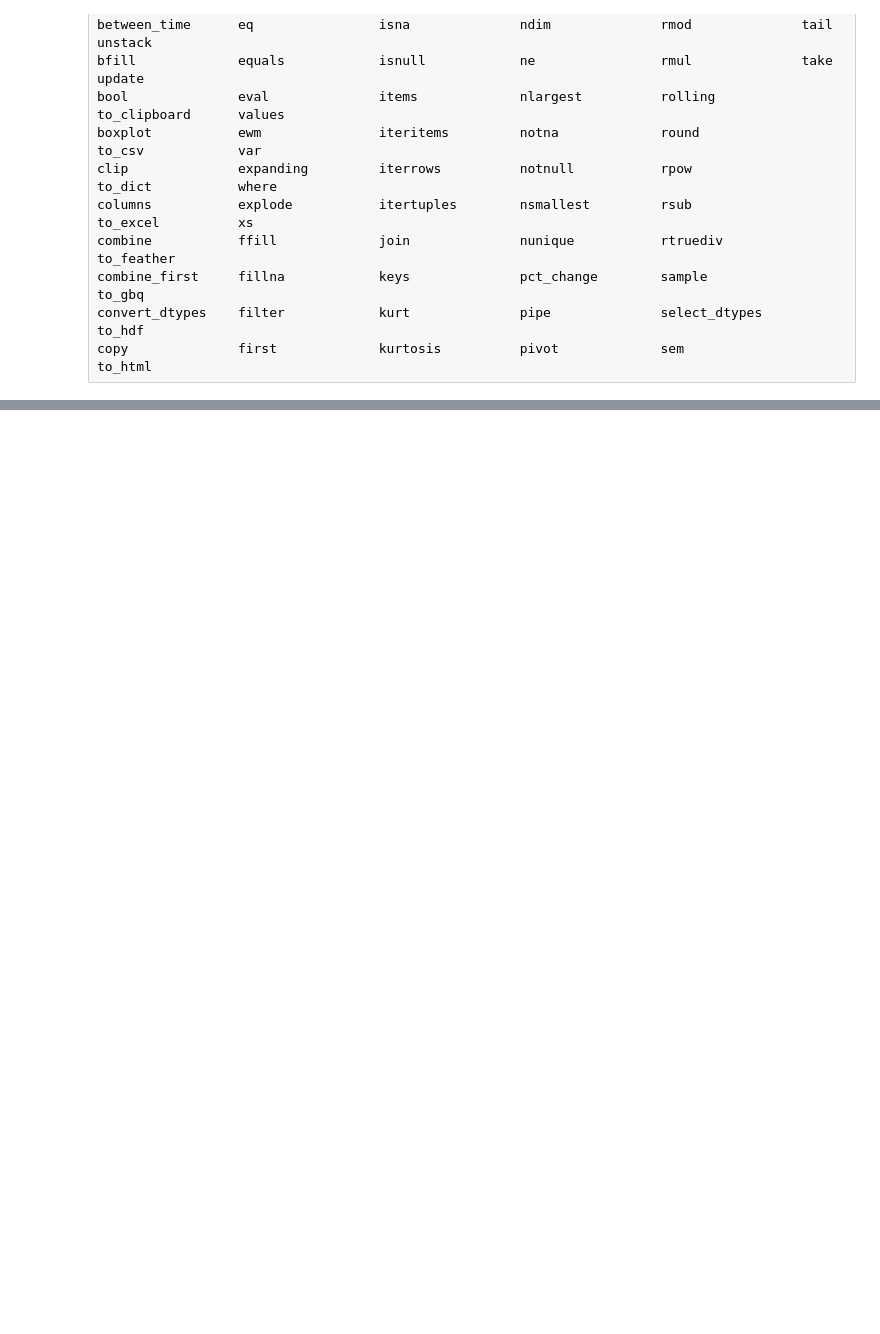
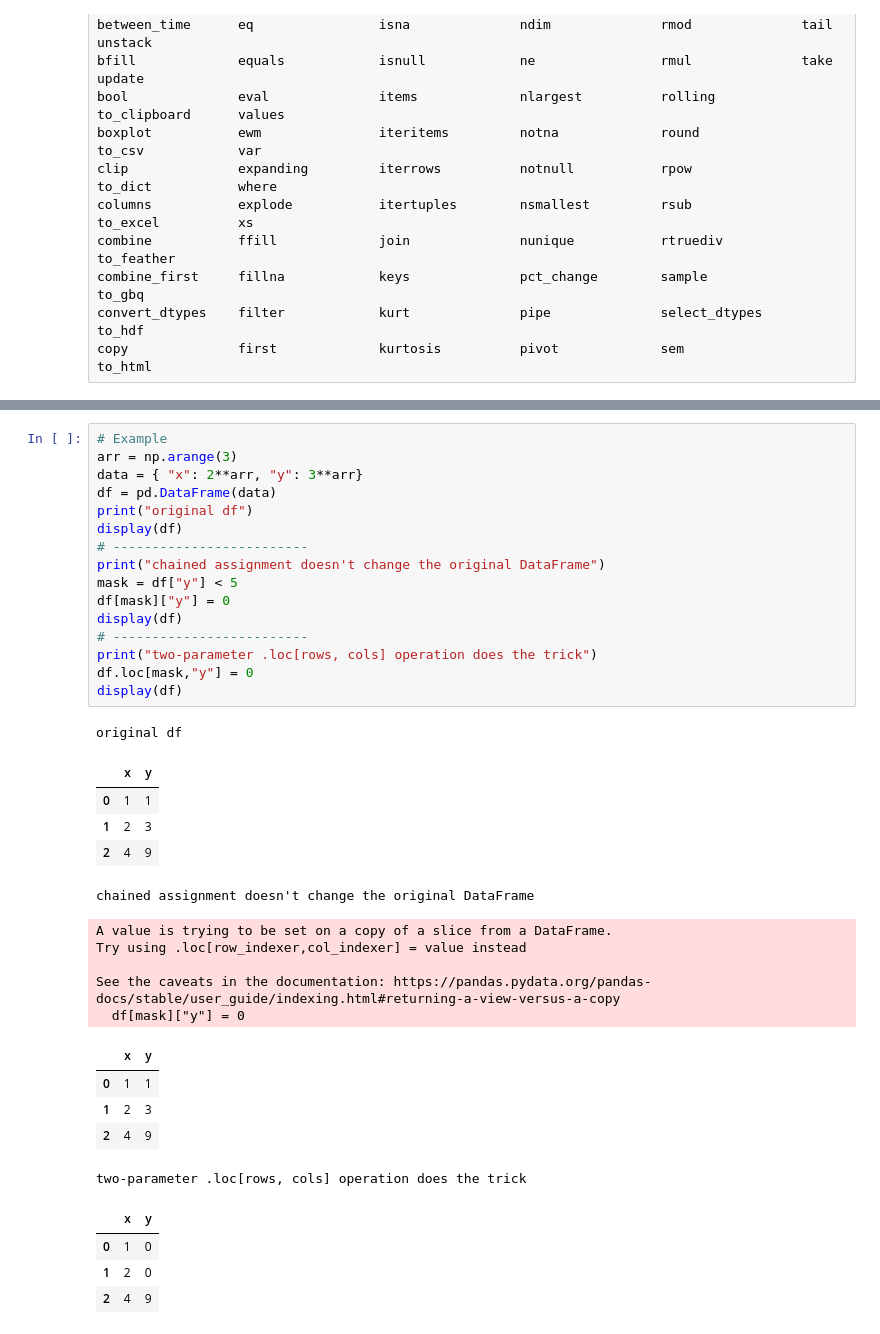
Before and after one commit to lselector/python_tutorials, a Jupyter notebook: c01_Pandas1.ipynb, the cells around one changed output, grey strips where cells are left out. Saved outputs shown, nothing was run; the diff lists cells and outputs as text; blank space fills up the shorter version.

```diff
--- a/c01_Pandas1.ipynb
+++ b/c01_Pandas1.ipynb
@@ -1205,0 +1250,37 @@ df.groupby([c1, c2])[c3].describe()[['count', 'mean']]
+# %%
+# Example
+arr = np.arange(3)
+data = { "x": 2**arr, "y": 3**arr}
+df = pd.DataFrame(data)
+print("original df")
+display(df)
+# -------------------------
+print("chained assignment doesn't change the original DataFrame")
+mask = df["y"] < 5
+df[mask]["y"] = 0
+display(df)
+# -------------------------
+print("two-parameter .loc[rows, cols] operation does the trick")
+df.loc[mask,"y"] = 0
+display(df)
+# %% [output]
+original df
+|  | x | y |
+| 0 | 1 | 1 |
+| 1 | 2 | 3 |
+| 2 | 4 | 9 |
+chained assignment doesn't change the original DataFrame
+A value is trying to be set on a copy of a slice from a DataFrame.
+Try using .loc[row_indexer,col_indexer] = value instead
+
+See the caveats in the documentation: https://pandas.pydata.org/pandas-docs/stable/user_guide/indexing.html#returning-a-view-versus-a-copy
+  df[mask]["y"] = 0
+|  | x | y |
+| 0 | 1 | 1 |
+| 1 | 2 | 3 |
+| 2 | 4 | 9 |
+two-parameter .loc[rows, cols] operation does the trick
+|  | x | y |
+| 0 | 1 | 0 |
+| 1 | 2 | 0 |
+| 2 | 4 | 9 |
```
Also changed, not shown: parts of 19 cells of this notebook.
